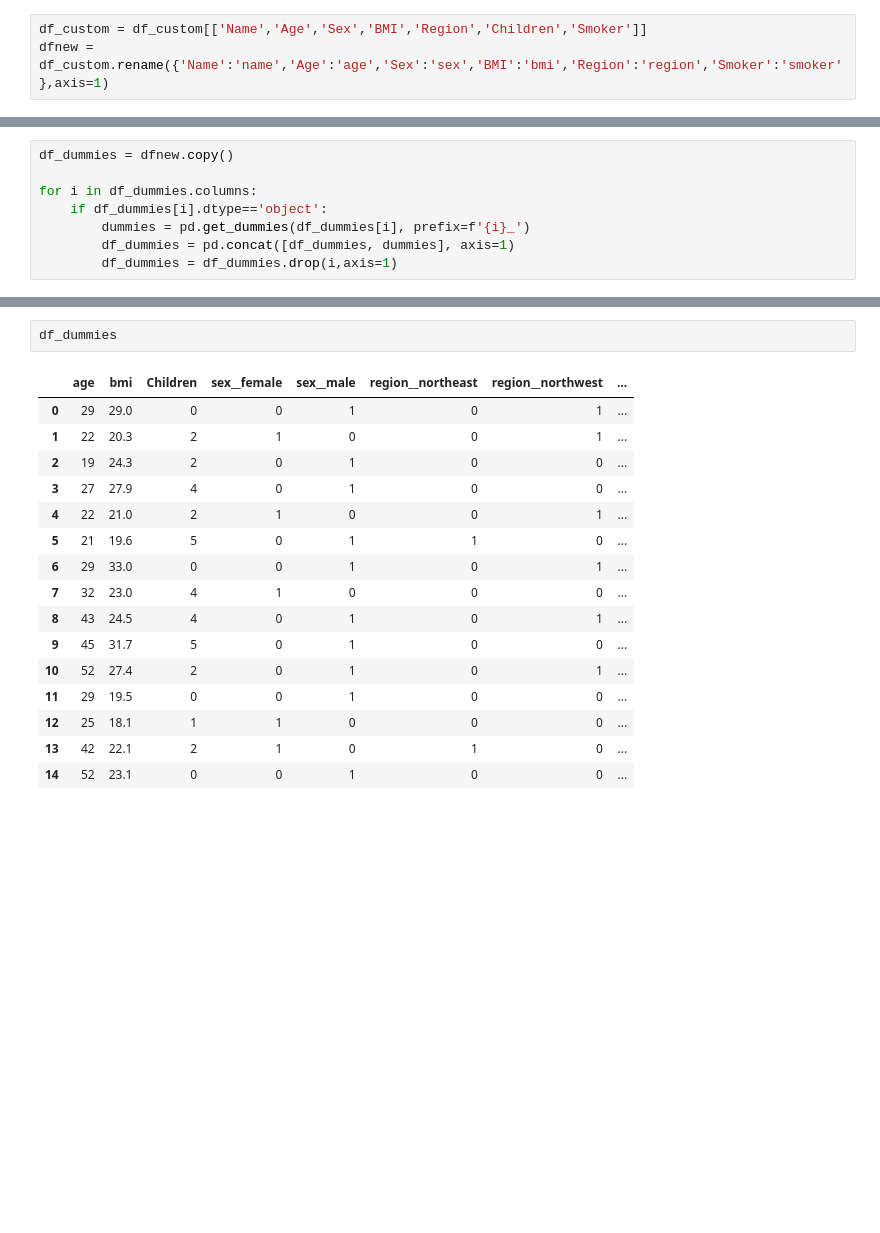
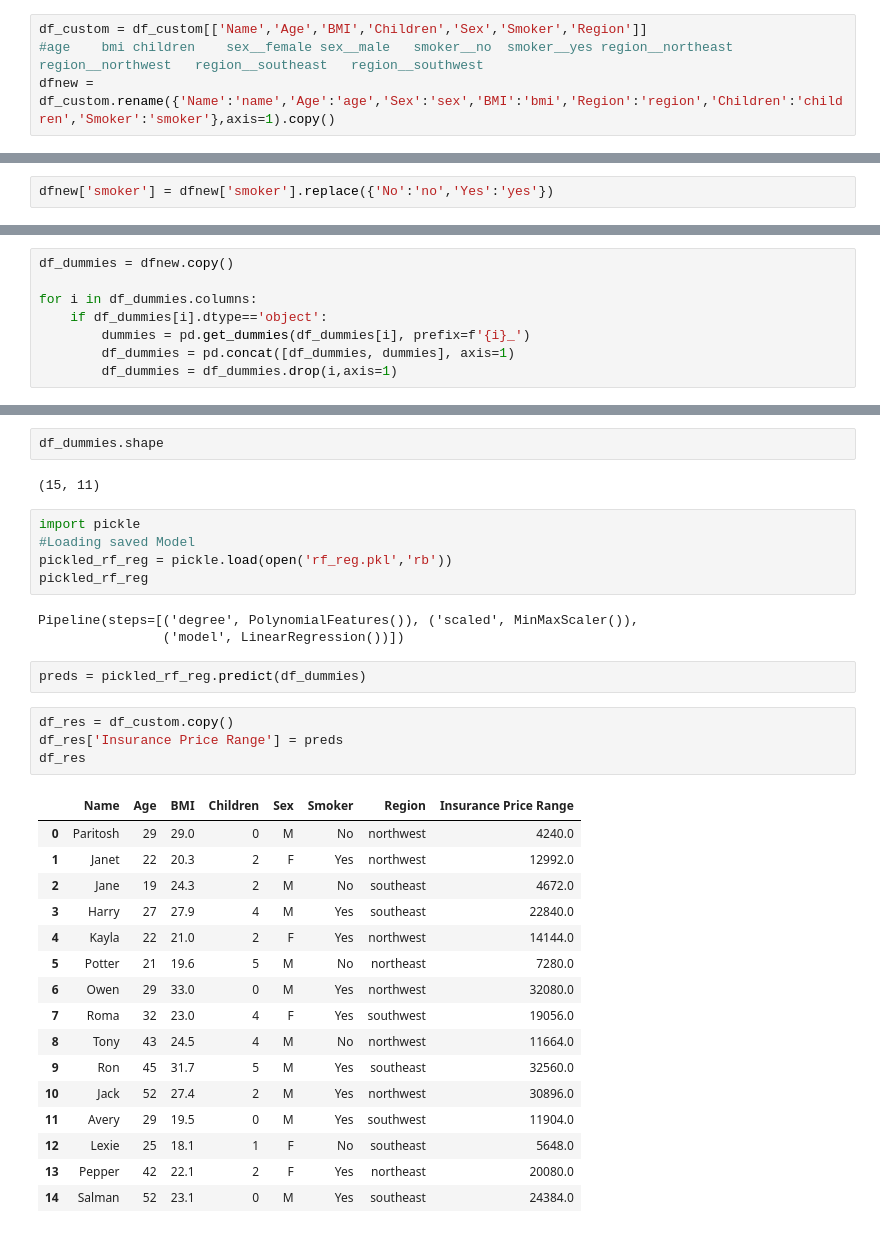
Before and after one commit to ParitoshPalSingh/Medical_Cost_Prediction_Project, a Jupyter notebook: Medical Cost Prediction PolynomialRegression.ipynb, the cells around one changed output, grey strips where cells are left out. Cells and saved outputs as stored; diff of their text form; blank space fills up the shorter version.

```diff
--- a/Medical Cost Prediction PolynomialRegression.ipynb
+++ b/Medical Cost Prediction PolynomialRegression.ipynb
@@ -536,7 +536,10 @@ df_custom
 | 13 | 13 | 25 | Pepper | 42 | F | 22.1 | northeast | 2 | Yes |
 | 14 | 14 | 26 | Salman | 52 | M | 23.1 | southeast | 0 | Yes |
 # %%
-df_custom = df_custom[['Name','Age','Sex','BMI','Region','Children','Smoker']]
-dfnew = df_custom.rename({'Name':'name','Age':'age','Sex':'sex','BMI':'bmi','Region':'region','Smoker':'smoker'},axis=1)
+df_custom = df_custom[['Name','Age','BMI','Children','Sex','Smoker','Region']]
+#age	bmi	children	sex__female	sex__male	smoker__no	smoker__yes	region__northeast	region__northwest	region__southeast	region__southwest
+dfnew = df_custom.rename({'Name':'name','Age':'age','Sex':'sex','BMI':'bmi','Region':'region','Children':'children','Smoker':'smoker'},axis=1).copy()
 # %%
 dfnew['sex'] = dfnew['sex'].replace(['M','F'],['male','female'])
+# %%
+dfnew['smoker'] = dfnew['smoker'].replace({'No':'no','Yes':'yes'})
@@ -553,19 +586,35 @@ for i in df_dummies.columns:
 # %%
-df_dummies
+df_dummies.shape
 # %% [output]
-|  | age | bmi | Children | sex__female | sex__male | region__northeast | region__northwest | ... |
-| 0 | 29 | 29.0 | 0 | 0 | 1 | 0 | 1 | ... |
-| 1 | 22 | 20.3 | 2 | 1 | 0 | 0 | 1 | ... |
-| 2 | 19 | 24.3 | 2 | 0 | 1 | 0 | 0 | ... |
-| 3 | 27 | 27.9 | 4 | 0 | 1 | 0 | 0 | ... |
-| 4 | 22 | 21.0 | 2 | 1 | 0 | 0 | 1 | ... |
-| 5 | 21 | 19.6 | 5 | 0 | 1 | 1 | 0 | ... |
-| 6 | 29 | 33.0 | 0 | 0 | 1 | 0 | 1 | ... |
-| 7 | 32 | 23.0 | 4 | 1 | 0 | 0 | 0 | ... |
-| 8 | 43 | 24.5 | 4 | 0 | 1 | 0 | 1 | ... |
-| 9 | 45 | 31.7 | 5 | 0 | 1 | 0 | 0 | ... |
-| 10 | 52 | 27.4 | 2 | 0 | 1 | 0 | 1 | ... |
-| 11 | 29 | 19.5 | 0 | 0 | 1 | 0 | 0 | ... |
-| 12 | 25 | 18.1 | 1 | 1 | 0 | 0 | 0 | ... |
-| 13 | 42 | 22.1 | 2 | 1 | 0 | 1 | 0 | ... |
-| 14 | 52 | 23.1 | 0 | 0 | 1 | 0 | 0 | ... |
+(15, 11)
+# %%
+import pickle
+#Loading saved Model
+pickled_rf_reg = pickle.load(open('rf_reg.pkl','rb'))
+pickled_rf_reg
+# %% [output]
+Pipeline(steps=[('degree', PolynomialFeatures()), ('scaled', MinMaxScaler()),
+                ('model', LinearRegression())])
+# %%
+preds = pickled_rf_reg.predict(df_dummies)
+# %%
+df_res = df_custom.copy()
+df_res['Insurance Price Range'] = preds
+df_res
+# %% [output]
+|  | Name | Age | BMI | Children | Sex | Smoker | Region | Insurance Price Range |
+| 0 | Paritosh | 29 | 29.0 | 0 | M | No | northwest | 4240.0 |
+| 1 | Janet | 22 | 20.3 | 2 | F | Yes | northwest | 12992.0 |
+| 2 | Jane | 19 | 24.3 | 2 | M | No | southeast | 4672.0 |
+| 3 | Harry | 27 | 27.9 | 4 | M | Yes | southeast | 22840.0 |
+| 4 | Kayla | 22 | 21.0 | 2 | F | Yes | northwest | 14144.0 |
+| 5 | Potter | 21 | 19.6 | 5 | M | No | northeast | 7280.0 |
+| 6 | Owen | 29 | 33.0 | 0 | M | Yes | northwest | 32080.0 |
+| 7 | Roma | 32 | 23.0 | 4 | F | Yes | southwest | 19056.0 |
+| 8 | Tony | 43 | 24.5 | 4 | M | No | northwest | 11664.0 |
+| 9 | Ron | 45 | 31.7 | 5 | M | Yes | southeast | 32560.0 |
+| 10 | Jack | 52 | 27.4 | 2 | M | Yes | northwest | 30896.0 |
+| 11 | Avery | 29 | 19.5 | 0 | M | Yes | southwest | 11904.0 |
+| 12 | Lexie | 25 | 18.1 | 1 | F | No | southeast | 5648.0 |
+| 13 | Pepper | 42 | 22.1 | 2 | F | Yes | northeast | 20080.0 |
+| 14 | Salman | 52 | 23.1 | 0 | M | Yes | southeast | 24384.0 |
```
Also changed, not shown: parts of 18 cells of this notebook, 6 other files.
